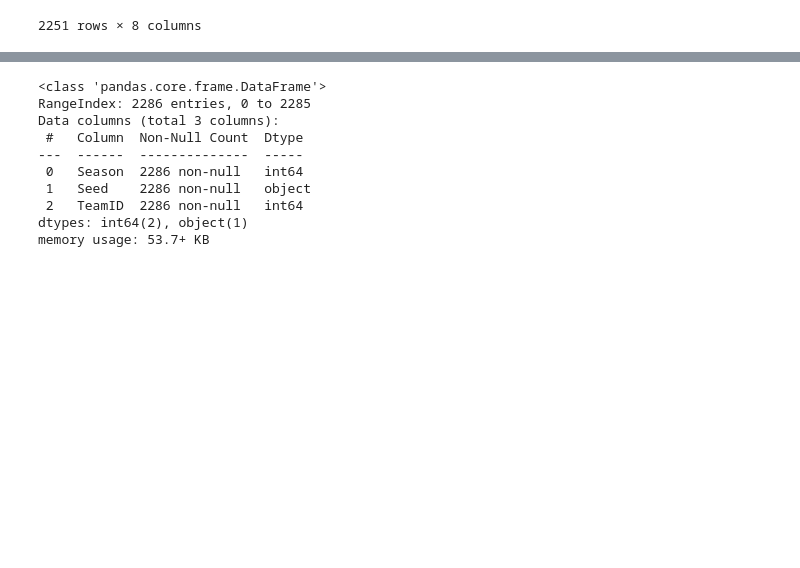
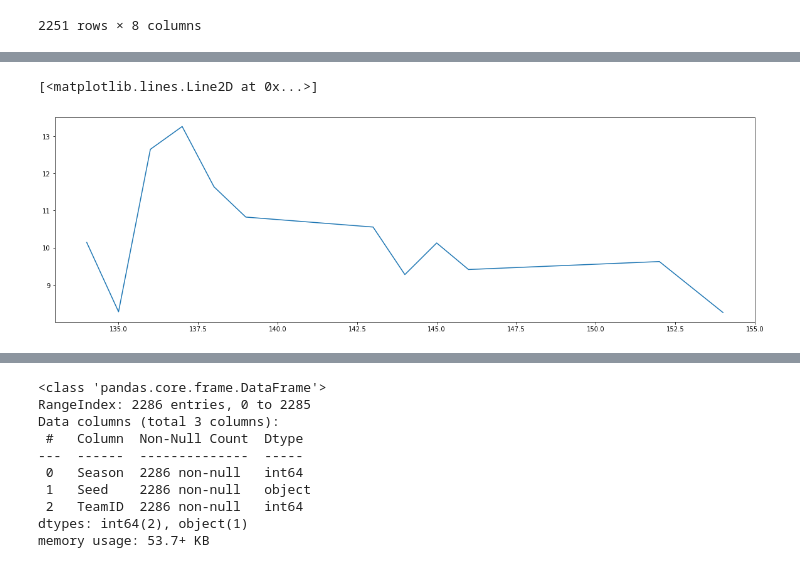
Before and after one commit to YT-Hwang/Kaggle_Competion, a Jupyter notebook: Google Cloud & NCAA® ML Competition 2020-NCAAM/EDA.ipynb, the cells around one changed output, grey strips where cells are left out. Cells and saved outputs as stored; diff of their text form; code cells hidden in the pictures; blank space fills up the shorter version.

```diff
--- a/Google Cloud & NCAA® ML Competition 2020-NCAAM/EDA.ipynb
+++ b/Google Cloud & NCAA® ML Competition 2020-NCAAM/EDA.ipynb
@@ -17,8 +17,9 @@ import numpy as np
 
 import matplotlib.pylab as plt
 from matplotlib.pylab import rcParams
-#rcParams['figure.figsize'] = 20, 6
 %matplotlib inline
+rcParams['figure.figsize'] = 20, 6
+
 
 from IPython.core.interactiveshell import InteractiveShell
 InteractiveShell.ast_node_interactivity = "all"
@@ -169,0 +150,9 @@ memory usage: 140.8+ KB
+# %%
+tourney_compact_result_M['score_diff'] = tourney_compact_result_M['WScore'] - tourney_compact_result_M['LScore']
+tourney_compact_result_M['chronological'] = tourney_compact_result_M['Season'] + tourney_compact_result_M['DayNum']
+# %%
+chronological = tourney_compact_result_M.groupby('DayNum').mean()
+plt.plot(chronological['score_diff'])
+# %% [output]
+[<matplotlib.lines.Line2D at 0x...>]
+[figure, added]
```
Also changed, not shown: parts of 15 cells of this notebook, 3 other files.
